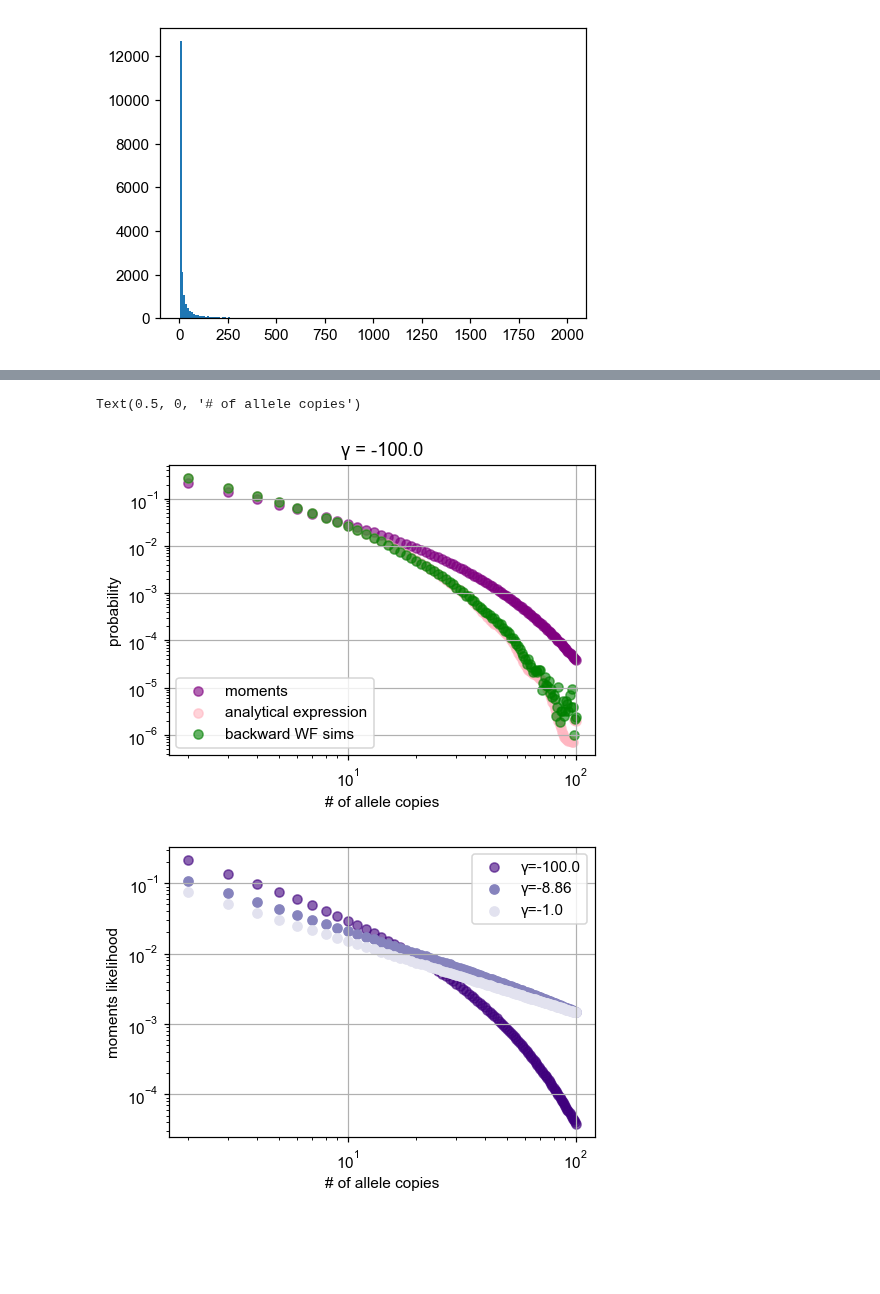
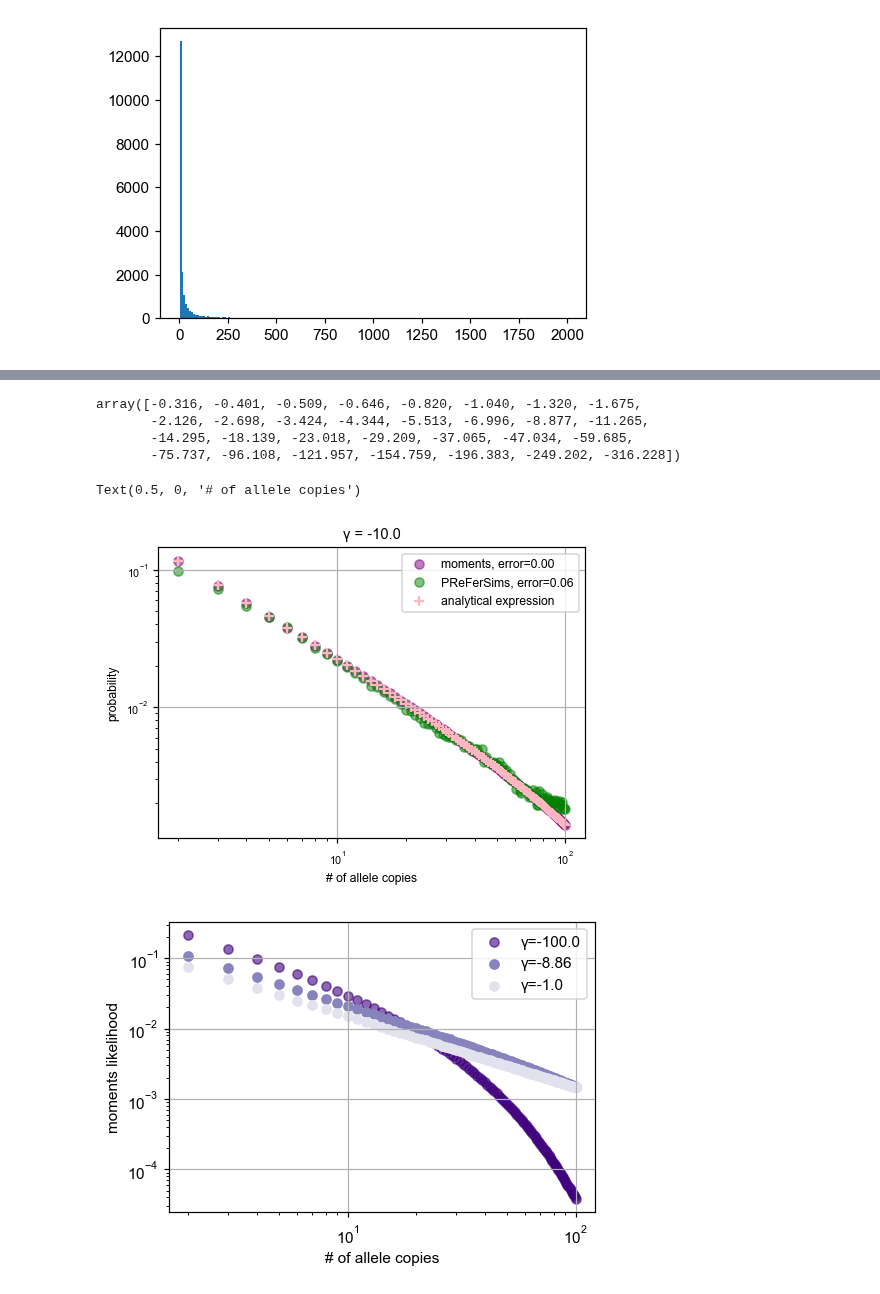
Before and after one commit to VivaswatS/selCoefEst, a Jupyter notebook: mom-framework.ipynb, the cells around one changed output, grey strips where cells are left out. Drawn from its saved outputs; the diff is of its cells as text; code cells hidden in the pictures; blank space fills up the shorter version.

Commit message:
PReFerSim has double of selcoef as my sims/analytical exp

```diff
--- a/mom-framework.ipynb
+++ b/mom-framework.ipynb
@@ -357,7 +366,7 @@ plt.loglog(); plt.xlabel('gens'); plt.ylabel('exp # of seg sites')
 # %%
 ## scaling the matrix from above to get pdf (all rows sum to 1)
 cutoff = 2 # 2 x # of inds
-for g in gamma:
+for g in gamma2:
     # normalizing by rows (summing across gens)
     # p_xa_s[g] = up_xa_s[g]/up_xa_s[g].sum(axis=0,keepdims=1)
     # normalizing by rows and cols (summing across gens and # of derived alleles)
@@ -374,7 +383,7 @@ for g in gamma:
 ## summing across rows and then normalizing to get P(X|\gamma)
 # already been normalized above so just need to sum across rows/gens
 p_xa_s = {}
-for g in gamma:
+for g in gamma2:
     p_xa_s[g] = np.sum(up_xa_s[g], axis=0)
 # %%
 ## projecting the moments to a smaller sample size & then scaling (optional)
@@ -751,10 +880,10 @@ dft['gamma'] = dft['gamma'].round(decimals=2)
 # %%
 ## comparing empirical distribution from data of frequency values with likelihood from moments framework
 # basically take samples from binomial for each rep and then store the values in a vector that keeps getting updated...
-ir = np.empty((100,50000),dtype=int)
+ir = np.empty((100,1500),dtype=int)
 for n in range(100): #nreps
-    ir[n,:] = rng.binomial(n=2000, p=dft[dft['gamma']==gamma[0]]['Xl'])
+    ir[n,:] = rng.binomial(n=2000, p=df1[df1['s']==-10.]['Xl'])
 counts, bins, _ = plt.hist(np.ravel(ir),bins=2000,range=(0,2000),density=True); plt.semilogx(); plt.xlabel('# of allele copies')
-counts[cutoff:(n-cutoff+1)] = counts[cutoff:(n-cutoff+1)]/np.sum(counts[cutoff:(n-cutoff+1)])
+counts[cutoff:(2000-cutoff+1)] = counts[cutoff:(2000-cutoff+1)]/np.sum(counts[cutoff:(2000-cutoff+1)])
 counts[0:cutoff] = counts[-cutoff:] = np.repeat(0,cutoff)
 # %% [output]
@@ -763,10 +892,10 @@ counts[0:cutoff] = counts[-cutoff:] = np.repeat(0,cutoff)
 ## numerical integration of likelihood to get analytical expression (from eq 2 in Bustamante et al 2001)
 def Fanal(gg, i, n):
     with np.errstate(divide='ignore'):
-        return [(1-np.exp(-2*gg*(1-x)))*2/((1-np.exp(-2*gg))*x*(1-x)) * sp.stats.binom.pmf(i,n,x) for x in np.logspace(-8,-0.01,50)]
+        return [(1-np.exp(-2*gg*(1-x)))*2/((1-np.exp(-2*gg))*x*(1-x)) * sp.stats.binom.pmf(i,n,x) for x in np.logspace(-8,-0.01,99)]
 
-analexp = [sp.integrate.trapezoid(Fanal(gamma[0],i,2000),np.logspace(-8,-0.01,50)) for i in range(2000)]
-analexp[cutoff:(n-cutoff+1)] = analexp[cutoff:(n-cutoff+1)]/np.sum(analexp[cutoff:(n-cutoff+1)])
+analexp = [sp.integrate.trapezoid(Fanal(-11.625/2,i,2000),np.logspace(-8,-0.01,99)) for i in range(2000)]
+analexp[cutoff:(2000-cutoff+1)] = analexp[cutoff:(2000-cutoff+1)]/np.sum(analexp[cutoff:(2000-cutoff+1)])
 analexp[0:cutoff] = analexp[-cutoff:] = np.repeat(0,cutoff)
 # %%
 # np.corrcoef([sp.integrate.trapezoid(Fanal(gamma[19],i,2000),np.linspace(1e-6,1-1e-6,200)) for i in range(20)], [sp.integrate.trapezoid(Fanal(gamma[0],i,2000),np.linspace(1e-6,1-1e-6,200)) for i in range(20)])
@@ -793,11 +904,21 @@ Fanal(gamma[19],10,2000), Fanal(gamma[0],10,2000)
+# %%
+# plt.scatter(p_xa_s[gamma[15]],p_xa_s[gamma[17]]); plt.loglog(); plt.axline((0.1,0.1),(0,0))
+# np.allclose(p_xa_s[gamma[19]],p_xa_s[gamma[16]])
+gamma2
+# %% [output]
+array([-0.316, -0.401, -0.509, -0.646, -0.820, -1.040, -1.320, -1.675,
+       -2.126, -2.698, -3.424, -4.344, -5.513, -6.996, -8.877, -11.265,
+       -14.295, -18.139, -23.018, -29.209, -37.065, -47.034, -59.685,
+       -75.737, -96.108, -121.957, -154.759, -196.383, -249.202, -316.228])
 # %%
-plt.scatter(np.arange(2,100+1),p_xa_s[gamma[0]][2:101],color='purple',label='moments',alpha=0.6); plt.grid(); plt.loglog()
-plt.scatter(np.arange(2,100+1),analexp[2:101],color='lightpink',label='analytical expression',alpha=0.6);
-plt.scatter(np.arange(2,100+1),counts[2:101],color='green',label='backward WF sims',alpha=0.6);
-plt.ylabel('probability'); plt.title('γ = {}'.format(gamma[0])); plt.legend(); plt.xlabel('# of allele copies')
+plt.scatter(np.arange(2,100+1),p_xa_s[gamma2[15]][2:101],color='purple',label='moments, error={:.2f}'.format(np.sum(np.abs(p_xa_s[gamma2[15]][2:101]-analexp[2:101]))),alpha=0.5);
+# plt.scatter(np.arange(2,100+1),testp_xa_s[2:101],color='grey',label='moments2, error={:.2f}'.format(np.sum(np.abs(testp_xa_s[2:101]-analexp[2:101]))),alpha=0.5);
+plt.scatter(np.arange(2,100+1),counts[2:101],color='green',label='PReFerSims, error={:.2f}'.format(np.sum(np.abs(counts[2:101]-analexp[2:101]))),alpha=0.5);
+plt.scatter(np.arange(2,100+1),analexp[2:101],color='lightpink',marker='+',label='analytical expression');  plt.grid(); plt.loglog()
+plt.ylabel('probability'); plt.title('γ = {}'.format(-10.)); plt.legend(); plt.xlabel('# of allele copies')
 # %% [output]
 Text(0.5, 0, '# of allele copies')
-[figure, old version]
+[figure, new version]
 # %%
 ## plotting different SFS from moments on the same plot
 plt.scatter(np.arange(2,100+1),p_xa_s[gamma[0]][2:101],color=cm.get_cmap('Purples',6)(5),alpha=0.6,label='γ={}'.format(gamma[0]));
```
Also changed, not shown: parts of 55 cells of this notebook, 1 other file.
